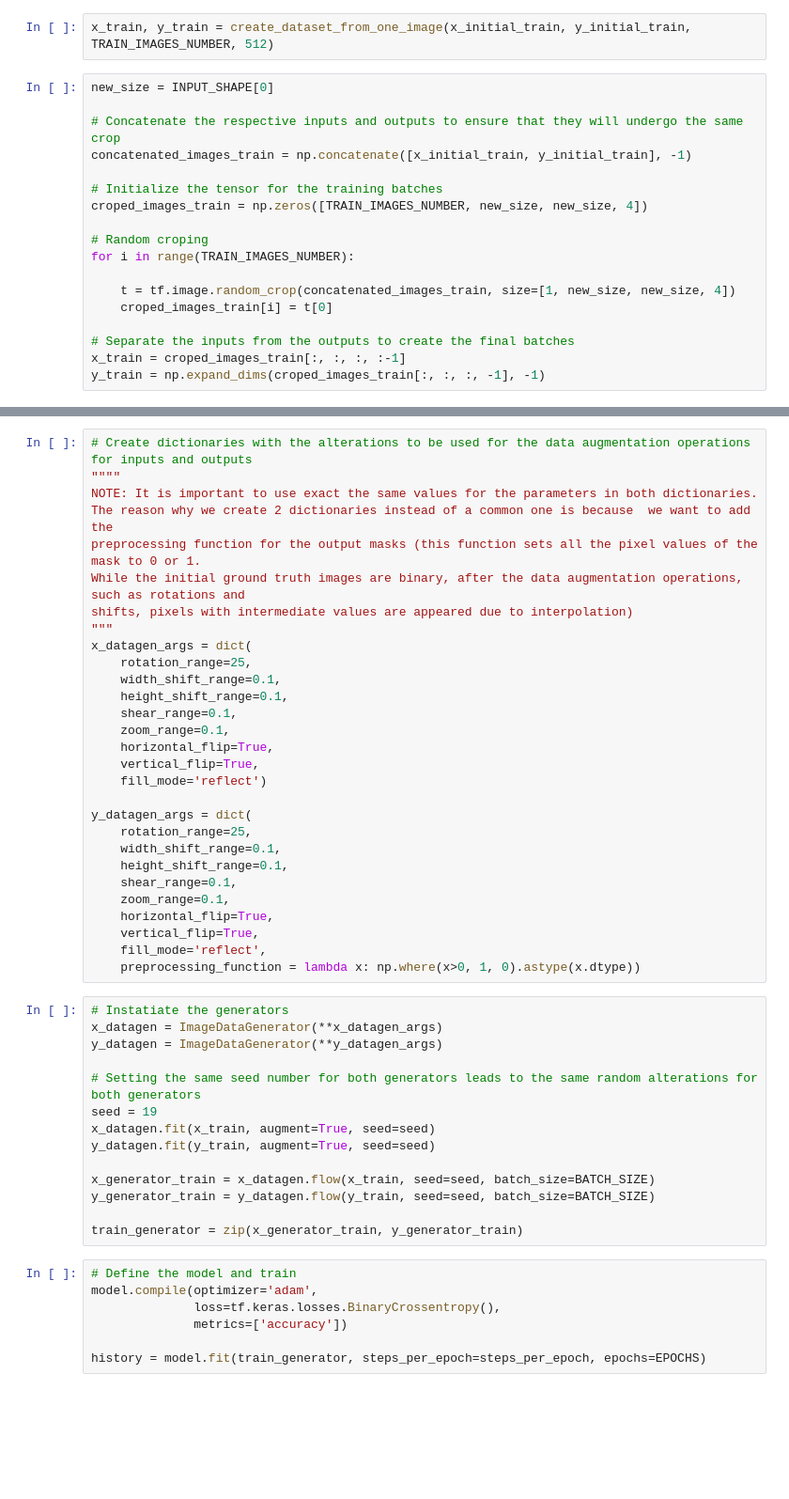
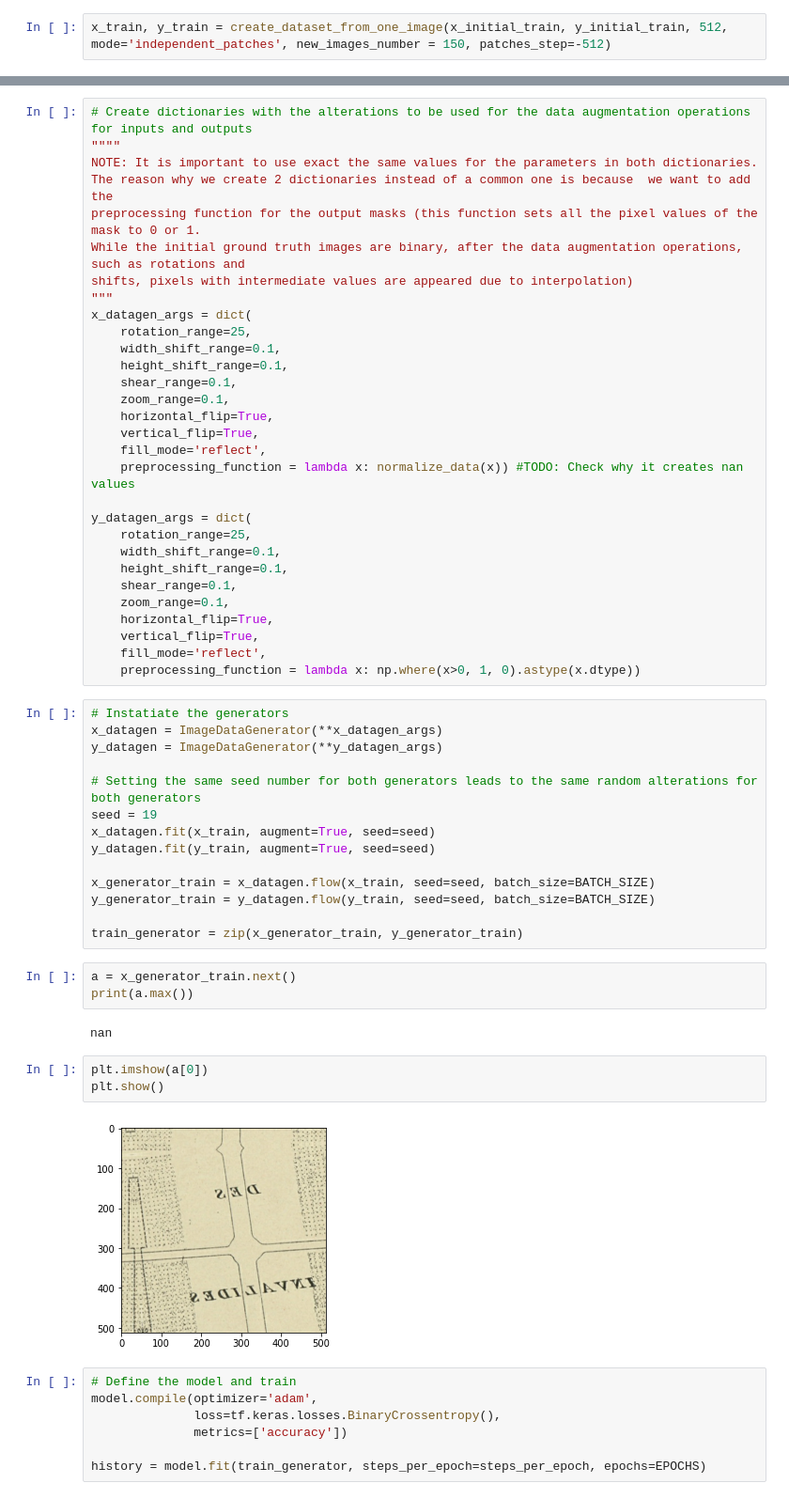
Before and after one commit to gerasimos-matidis/my_icdar, a Jupyter notebook: segm_w_on_the_fly_augm.ipynb, the cells around one changed output, grey strips where cells are left out. Shown: that part at 94% size. Cells and saved outputs as stored; diff of their text form; blank space fills up the shorter version.

```diff
--- a/segm_w_on_the_fly_augm.ipynb
+++ b/segm_w_on_the_fly_augm.ipynb
@@ -53,20 +28,2 @@ def create_dataset_from_one_image(input_image, target_image, new_images_number,
 # %%
-x_train, y_train = create_dataset_from_one_image(x_initial_train, y_initial_train, TRAIN_IMAGES_NUMBER, 512)
+x_train, y_train = create_dataset_from_one_image(x_initial_train, y_initial_train, 512, mode='independent_patches', new_images_number = 150, patches_step=-512)
-# %%
-new_size = INPUT_SHAPE[0]
-
-# Concatenate the respective inputs and outputs to ensure that they will undergo the same crop
-concatenated_images_train = np.concatenate([x_initial_train, y_initial_train], -1)
-
-# Initialize the tensor for the training batches
-croped_images_train = np.zeros([TRAIN_IMAGES_NUMBER, new_size, new_size, 4])
-
-# Random croping
-for i in range(TRAIN_IMAGES_NUMBER):
-
-    t = tf.image.random_crop(concatenated_images_train, size=[1, new_size, new_size, 4])
-    croped_images_train[i] = t[0]
-
-# Separate the inputs from the outputs to create the final batches
-x_train = croped_images_train[:, :, :, :-1]
-y_train = np.expand_dims(croped_images_train[:, :, :, -1], -1)
@@ -100,7 +44,8 @@ x_datagen_args = dict(
     zoom_range=0.1,
     horizontal_flip=True,
     vertical_flip=True,
-    fill_mode='reflect')
+    fill_mode='reflect',
+    preprocessing_function = lambda x: normalize_data(x)) #TODO: Check why it creates nan values
 
 y_datagen_args = dict(
     rotation_range=25,
@@ -126,6 +71,16 @@ x_generator_train = x_datagen.flow(x_train, seed=seed, batch_size=BATCH_SIZE)
 y_generator_train = y_datagen.flow(y_train, seed=seed, batch_size=BATCH_SIZE)
 
 train_generator = zip(x_generator_train, y_generator_train)
+# %%
+a = x_generator_train.next()
+print(a.max())
+# %% [output]
+nan
+# %%
+plt.imshow(a[0])
+plt.show()
+# %% [output]
+[figure, added]
 # %%
 # Define the model and train
 model.compile(optimizer='adam',
```
Also changed, not shown: parts of 10 cells of this notebook, 1 other file.
